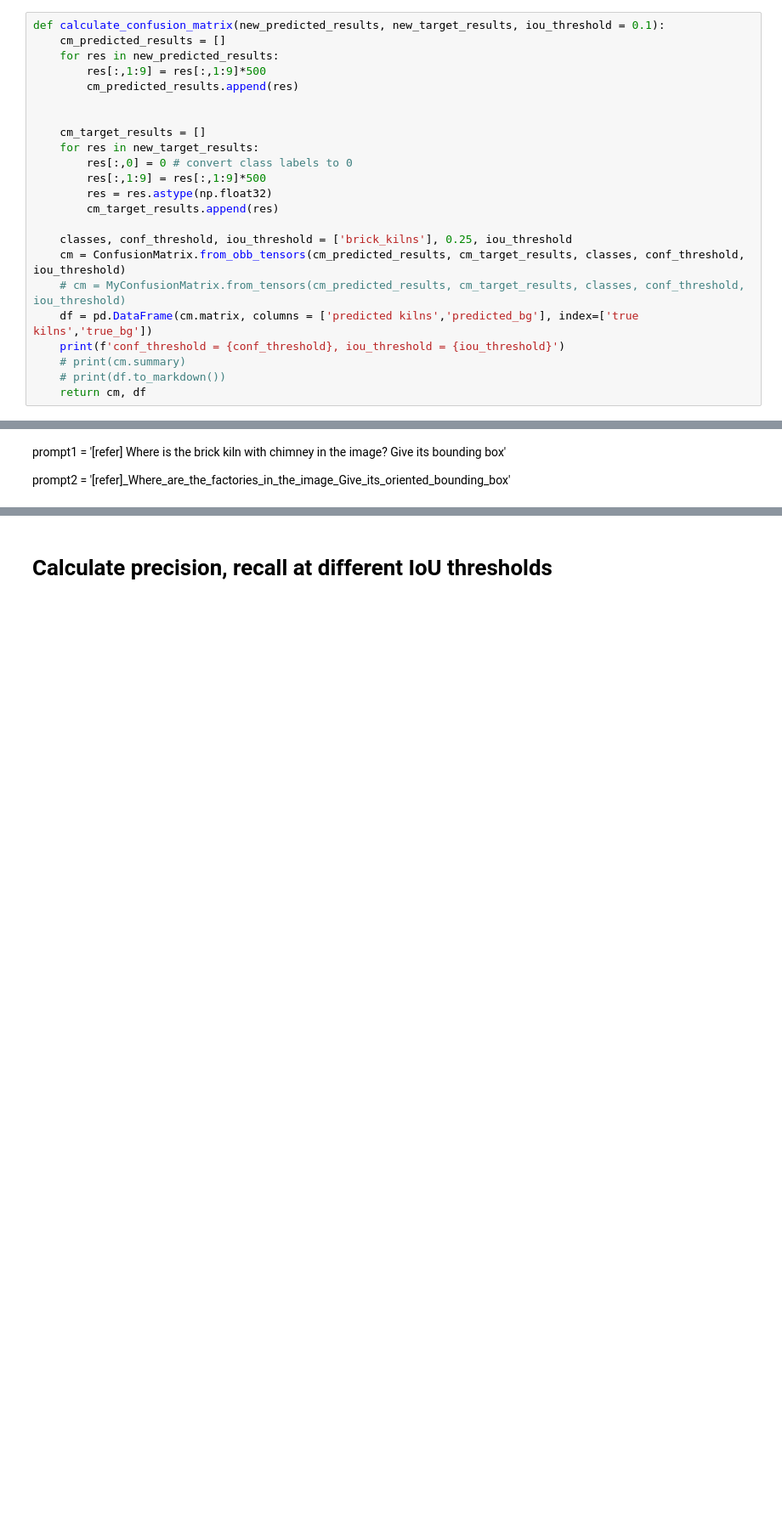
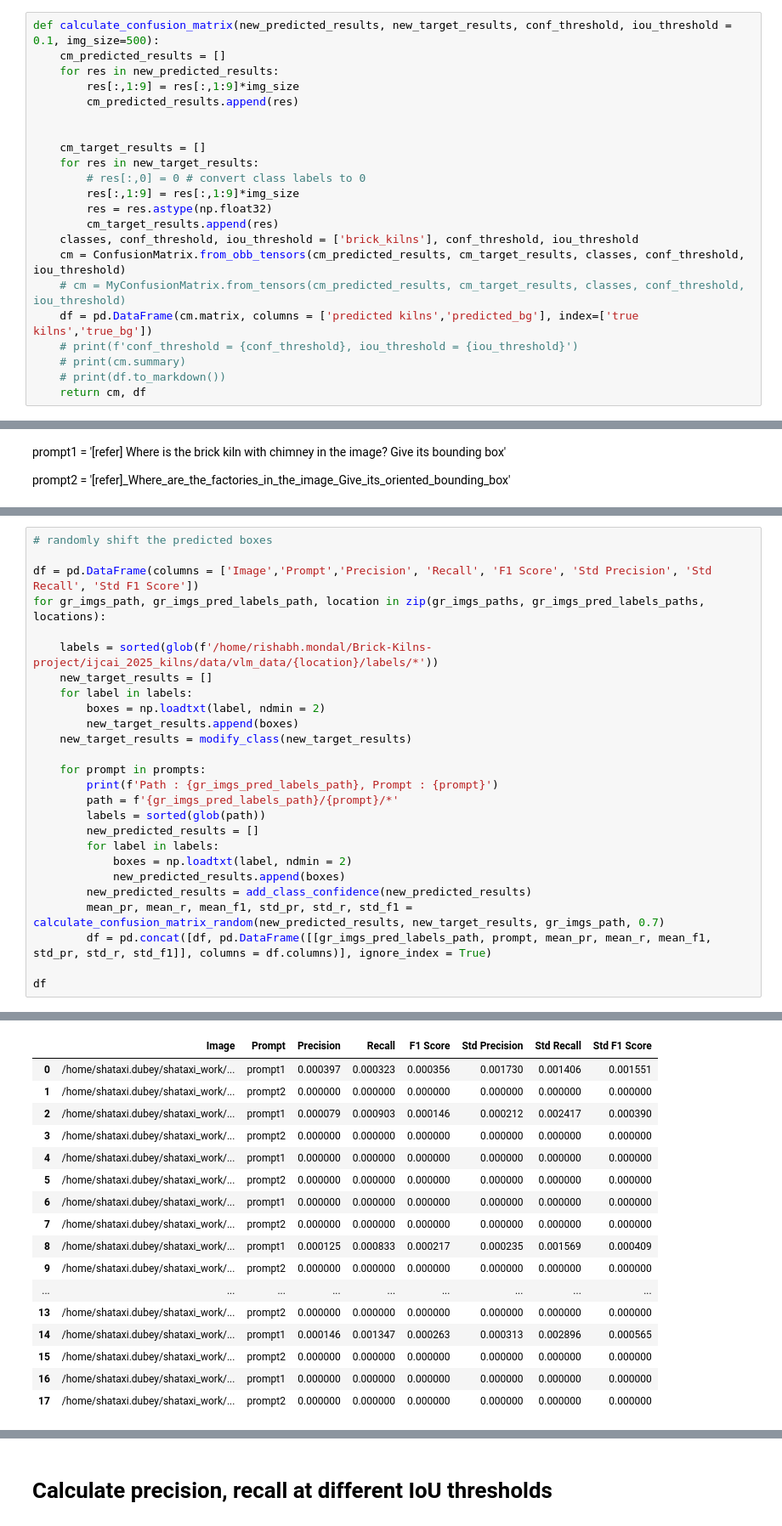
Before and after one commit to shataxiDubey/vlm_on_planet, a Jupyter notebook: random_baseline_prediction.ipynb, the cells around one changed output, grey strips where cells are left out. Shown at 85% size. Cells and saved outputs as stored; diff of their text form; blank space fills up the shorter version.

```diff
--- a/random_baseline_prediction.ipynb
+++ b/random_baseline_prediction.ipynb
@@ -34,25 +39,24 @@ def modify_class(target_results):
         new_target_results.append(res)
     return new_target_results
 # %%
-def calculate_confusion_matrix(new_predicted_results, new_target_results, iou_threshold = 0.1):
+def calculate_confusion_matrix(new_predicted_results, new_target_results, conf_threshold, iou_threshold = 0.1, img_size=500):
     cm_predicted_results = []
     for res in new_predicted_results:
-        res[:,1:9] = res[:,1:9]*500
+        res[:,1:9] = res[:,1:9]*img_size
         cm_predicted_results.append(res)
 
 
     cm_target_results = []
     for res in new_target_results:
-        res[:,0] = 0 # convert class labels to 0
-        res[:,1:9] = res[:,1:9]*500
+        # res[:,0] = 0 # convert class labels to 0
+        res[:,1:9] = res[:,1:9]*img_size
         res = res.astype(np.float32)
         cm_target_results.append(res)
-
-    classes, conf_threshold, iou_threshold = ['brick_kilns'], 0.25, iou_threshold
+    classes, conf_threshold, iou_threshold = ['brick_kilns'], conf_threshold, iou_threshold
     cm = ConfusionMatrix.from_obb_tensors(cm_predicted_results, cm_target_results, classes, conf_threshold, iou_threshold)
     # cm = MyConfusionMatrix.from_tensors(cm_predicted_results, cm_target_results, classes, conf_threshold, iou_threshold)
     df = pd.DataFrame(cm.matrix, columns = ['predicted kilns','predicted_bg'], index=['true kilns','true_bg'])
-    print(f'conf_threshold = {conf_threshold}, iou_threshold = {iou_threshold}')
+    # print(f'conf_threshold = {conf_threshold}, iou_threshold = {iou_threshold}')
     # print(cm.summary)
     # print(df.to_markdown())
     return cm, df
@@ -267,0 +268,27 @@ true_bg              1655.0           0.0
+# %%
+# randomly shift the predicted boxes
+
+df = pd.DataFrame(columns = ['Image','Prompt','Precision', 'Recall', 'F1 Score', 'Std Precision', 'Std Recall', 'Std F1 Score'])
+for gr_imgs_path, gr_imgs_pred_labels_path, location in zip(gr_imgs_paths, gr_imgs_pred_labels_paths, locations):
+
+    labels = sorted(glob(f'/home/rishabh.mondal/Brick-Kilns-project/ijcai_2025_kilns/data/vlm_data/{location}/labels/*'))
+    new_target_results = []
+    for label in labels:
+        boxes = np.loadtxt(label, ndmin = 2)
+        new_target_results.append(boxes)
+    new_target_results = modify_class(new_target_results)
+
+    for prompt in prompts:
+        print(f'Path : {gr_imgs_pred_labels_path}, Prompt : {prompt}')
+        path = f'{gr_imgs_pred_labels_path}/{prompt}/*'
+        labels = sorted(glob(path))
+        new_predicted_results = []
+        for label in labels:
+            boxes = np.loadtxt(label, ndmin = 2)
+            new_predicted_results.append(boxes)
+        new_predicted_results = add_class_confidence(new_predicted_results)
+        mean_pr, mean_r, mean_f1, std_pr, std_r, std_f1 = calculate_confusion_matrix_random(new_predicted_results, new_target_results, gr_imgs_path, 0.7)
+        df = pd.concat([df, pd.DataFrame([[gr_imgs_pred_labels_path, prompt, mean_pr, mean_r, mean_f1, std_pr, std_r, std_f1]], columns = df.columns)], ignore_index = True)
+
+df
+# %% [output]
@@ -267,0 +314,17 @@ true_bg              1655.0           0.0
+|  | Image | Prompt | Precision | Recall | F1 Score | Std Precision | Std Recall | Std F1 Score |
+| 0 | /home/shataxi.dubey/shataxi_work/... | prompt1 | 0.000397 | 0.000323 | 0.000356 | 0.001730 | 0.001406 | 0.001551 |
+| 1 | /home/shataxi.dubey/shataxi_work/... | prompt2 | 0.000000 | 0.000000 | 0.000000 | 0.000000 | 0.000000 | 0.000000 |
+| 2 | /home/shataxi.dubey/shataxi_work/... | prompt1 | 0.000079 | 0.000903 | 0.000146 | 0.000212 | 0.002417 | 0.000390 |
+| 3 | /home/shataxi.dubey/shataxi_work/... | prompt2 | 0.000000 | 0.000000 | 0.000000 | 0.000000 | 0.000000 | 0.000000 |
+| 4 | /home/shataxi.dubey/shataxi_work/... | prompt1 | 0.000000 | 0.000000 | 0.000000 | 0.000000 | 0.000000 | 0.000000 |
+| 5 | /home/shataxi.dubey/shataxi_work/... | prompt2 | 0.000000 | 0.000000 | 0.000000 | 0.000000 | 0.000000 | 0.000000 |
+| 6 | /home/shataxi.dubey/shataxi_work/... | prompt1 | 0.000000 | 0.000000 | 0.000000 | 0.000000 | 0.000000 | 0.000000 |
+| 7 | /home/shataxi.dubey/shataxi_work/... | prompt2 | 0.000000 | 0.000000 | 0.000000 | 0.000000 | 0.000000 | 0.000000 |
+| 8 | /home/shataxi.dubey/shataxi_work/... | prompt1 | 0.000125 | 0.000833 | 0.000217 | 0.000235 | 0.001569 | 0.000409 |
+| 9 | /home/shataxi.dubey/shataxi_work/... | prompt2 | 0.000000 | 0.000000 | 0.000000 | 0.000000 | 0.000000 | 0.000000 |
+| ... | ... | ... | ... | ... | ... | ... | ... | ... |
+| 13 | /home/shataxi.dubey/shataxi_work/... | prompt2 | 0.000000 | 0.000000 | 0.000000 | 0.000000 | 0.000000 | 0.000000 |
+| 14 | /home/shataxi.dubey/shataxi_work/... | prompt1 | 0.000146 | 0.001347 | 0.000263 | 0.000313 | 0.002896 | 0.000565 |
+| 15 | /home/shataxi.dubey/shataxi_work/... | prompt2 | 0.000000 | 0.000000 | 0.000000 | 0.000000 | 0.000000 | 0.000000 |
+| 16 | /home/shataxi.dubey/shataxi_work/... | prompt1 | 0.000000 | 0.000000 | 0.000000 | 0.000000 | 0.000000 | 0.000000 |
+| 17 | /home/shataxi.dubey/shataxi_work/... | prompt2 | 0.000000 | 0.000000 | 0.000000 | 0.000000 | 0.000000 | 0.000000 |
```
Also changed, not shown: parts of 15 cells of this notebook, 11 other files.
